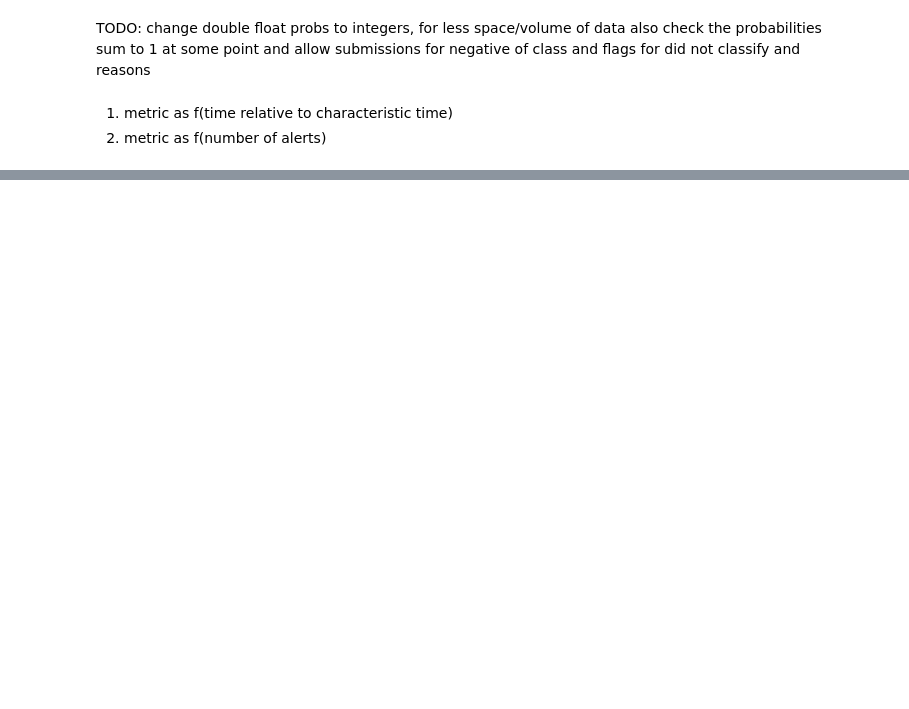
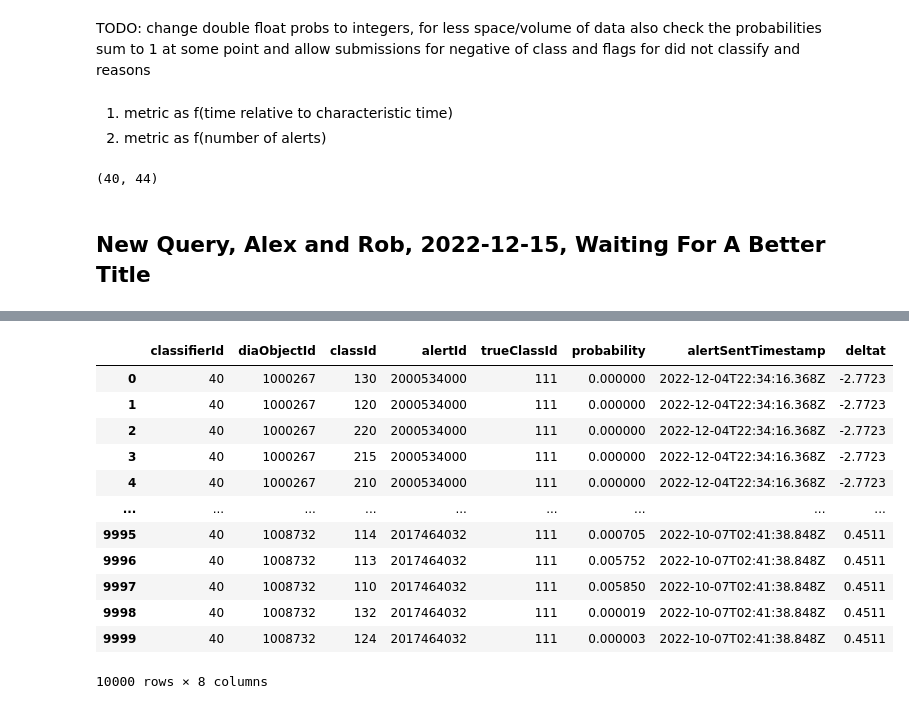
Before and after one commit to josephy02/elasticc_metrics, a Jupyter notebook: query_for_probabilistic_metrics.ipynb, the cells around one changed output, grey strips where cells are left out. Drawn from its saved outputs; the diff is of its cells as text; code cells hidden in the pictures; blank space fills up the shorter version.

Commit message:
Rob & Alex working on query_for_probabilistic_metrics

```diff
--- a/query_for_probabilistic_metrics.ipynb
+++ b/query_for_probabilistic_metrics.ipynb
@@ -213,3 +266,25 @@ onebroker['tbin'] = numpy.floor( ( onebroker['Δt'] + 20 ) / 5. )
 thing = onebroker.groupby( 'tbin' )['probability'].apply( 'mean' )
 # %%
 plt.plot(thing)
+# %%
+tuple(use_cfers.keys())
+# %% [output]
+(40, 44)
+# %% [markdown]
+## New Query, Alex and Rob, 2022-12-15, Waiting For A Better Title
+# %%
+sys.stderr.write( f"Query start at {datetime.datetime.now().isoformat()}...\n" )
+query = ( 'SELECT '
+          '  v."classifierId",v."diaObjectId",v."classId",v."alertId",v."trueClassId",v."probability",v."alertSentTimestamp", '
+          '  s."midPointTai"-ot.peakmjd AS deltat '
+          'FROM elasticc_view_sourceclassifications v '
+          'INNER JOIN elasticc_diasource s ON v."diaSourceId"=s."diaSourceId" '
+          'INNER JOIN elasticc_diaobjecttruth ot ON v."diaObjectId"=ot."diaObjectId" '
+          'WHERE "classifierId" IN %(cfers)s AND "trueClassId"=111 '
+          'ORDER BY "diaObjectId","alertSentTimestamp" '
+          'LIMIT 10000' )
+rows = run_query( query, { 'cfers': tuple(use_cfers.keys()) } )
+sys.stderr.write( f"Query done at {datetime.datetime.now().isoformat()}\n" )
+data = pandas.DataFrame( rows )
+data
+# %% [output]
@@ -215,0 +293,13 @@ plt.plot(thing)
+|  | classifierId | diaObjectId | classId | alertId | trueClassId | probability | alertSentTimestamp | deltat |
+| 0 | 40 | 1000267 | 130 | 2000534000 | 111 | 0.000000 | 2022-12-04T22:34:16.368Z | -2.7723 |
+| 1 | 40 | 1000267 | 120 | 2000534000 | 111 | 0.000000 | 2022-12-04T22:34:16.368Z | -2.7723 |
+| 2 | 40 | 1000267 | 220 | 2000534000 | 111 | 0.000000 | 2022-12-04T22:34:16.368Z | -2.7723 |
+| 3 | 40 | 1000267 | 215 | 2000534000 | 111 | 0.000000 | 2022-12-04T22:34:16.368Z | -2.7723 |
+| 4 | 40 | 1000267 | 210 | 2000534000 | 111 | 0.000000 | 2022-12-04T22:34:16.368Z | -2.7723 |
+| ... | ... | ... | ... | ... | ... | ... | ... | ... |
+| 9995 | 40 | 1008732 | 114 | 2017464032 | 111 | 0.000705 | 2022-10-07T02:41:38.848Z | 0.4511 |
+| 9996 | 40 | 1008732 | 113 | 2017464032 | 111 | 0.005752 | 2022-10-07T02:41:38.848Z | 0.4511 |
+| 9997 | 40 | 1008732 | 110 | 2017464032 | 111 | 0.005850 | 2022-10-07T02:41:38.848Z | 0.4511 |
+| 9998 | 40 | 1008732 | 132 | 2017464032 | 111 | 0.000019 | 2022-10-07T02:41:38.848Z | 0.4511 |
+| 9999 | 40 | 1008732 | 124 | 2017464032 | 111 | 0.000003 | 2022-10-07T02:41:38.848Z | 0.4511 |
+10000 rows × 8 columns
```
Also changed, not shown: parts of 8 cells of this notebook.
